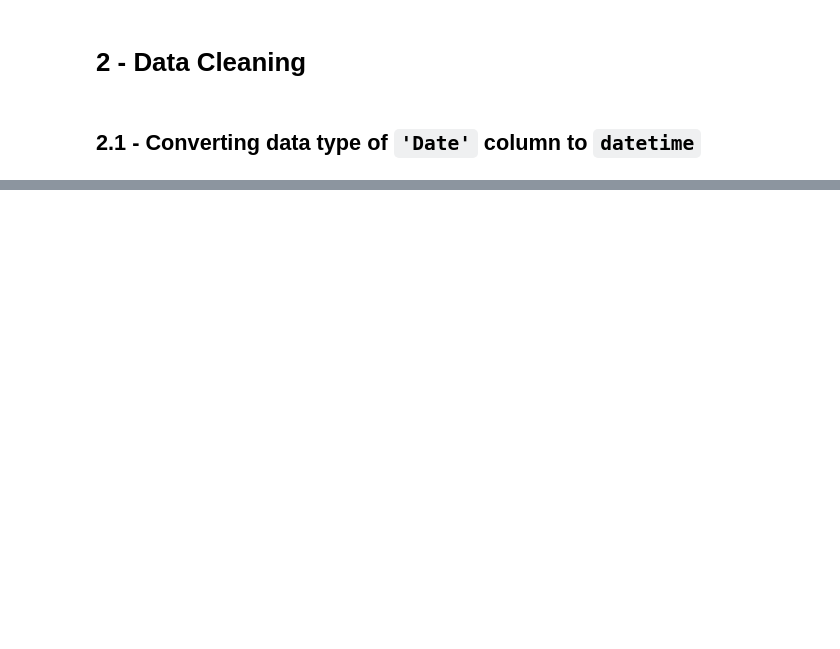
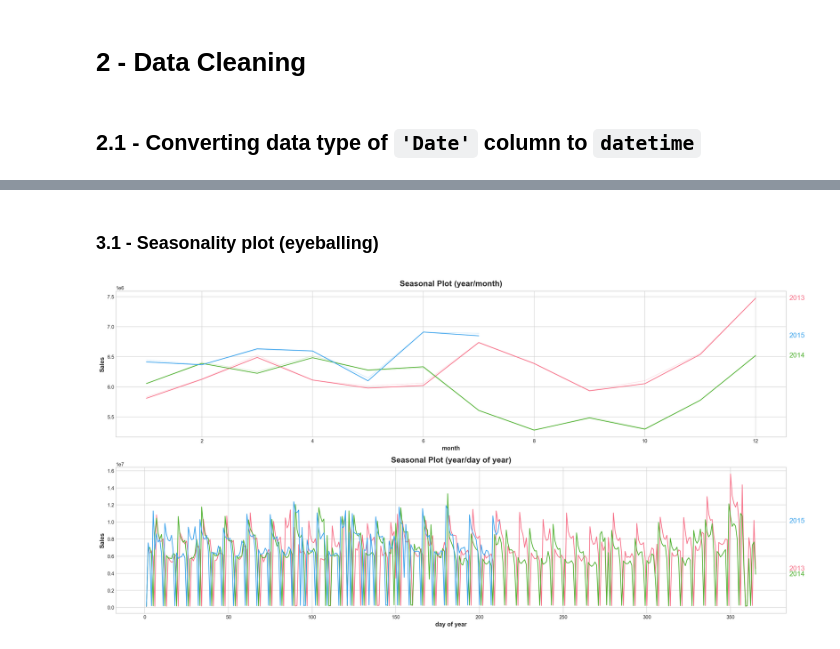
Before and after one commit to ildeniz/ML-2022-003-Forecasting_Store_Sales_Through_Time_Series_Analysis, a Jupyter notebook: ML-2022-003-Forecasting_Store_Sales_TSA.ipynb, the cells around one changed output, grey strips where cells are left out. Saved outputs shown, nothing was run; the diff lists cells and outputs as text; code cells hidden in the pictures; blank space fills up the shorter version.

```diff
--- a/ML-2022-003-Forecasting_Store_Sales_TSA.ipynb
+++ b/ML-2022-003-Forecasting_Store_Sales_TSA.ipynb
@@ -289,0 +405,19 @@ prod_line[3]
+# %% [markdown]
+### 3.1 - Seasonality plot (eyeballing)
+# %%
+X = total_sales.copy()
+
+# months within a year
+X["month"] = X.index.month
+X["day of month"] = X.index.day
+
+# days within a year
+X["day of year"] = X.index.dayofyear
+X["year"] = X.index.year
+
+fig, (ax1, ax2) = plt.subplots(2, 1, figsize=(20, 10))
+
+seasonal_plot(X, y='Sales', period="year", freq='month', ax=ax1)
+seasonal_plot(X, y='Sales', period="year", freq="day of year", ax=ax2);
+# %% [output]
+[figure, added]
```
Also changed, not shown: parts of 90 cells of this notebook.
